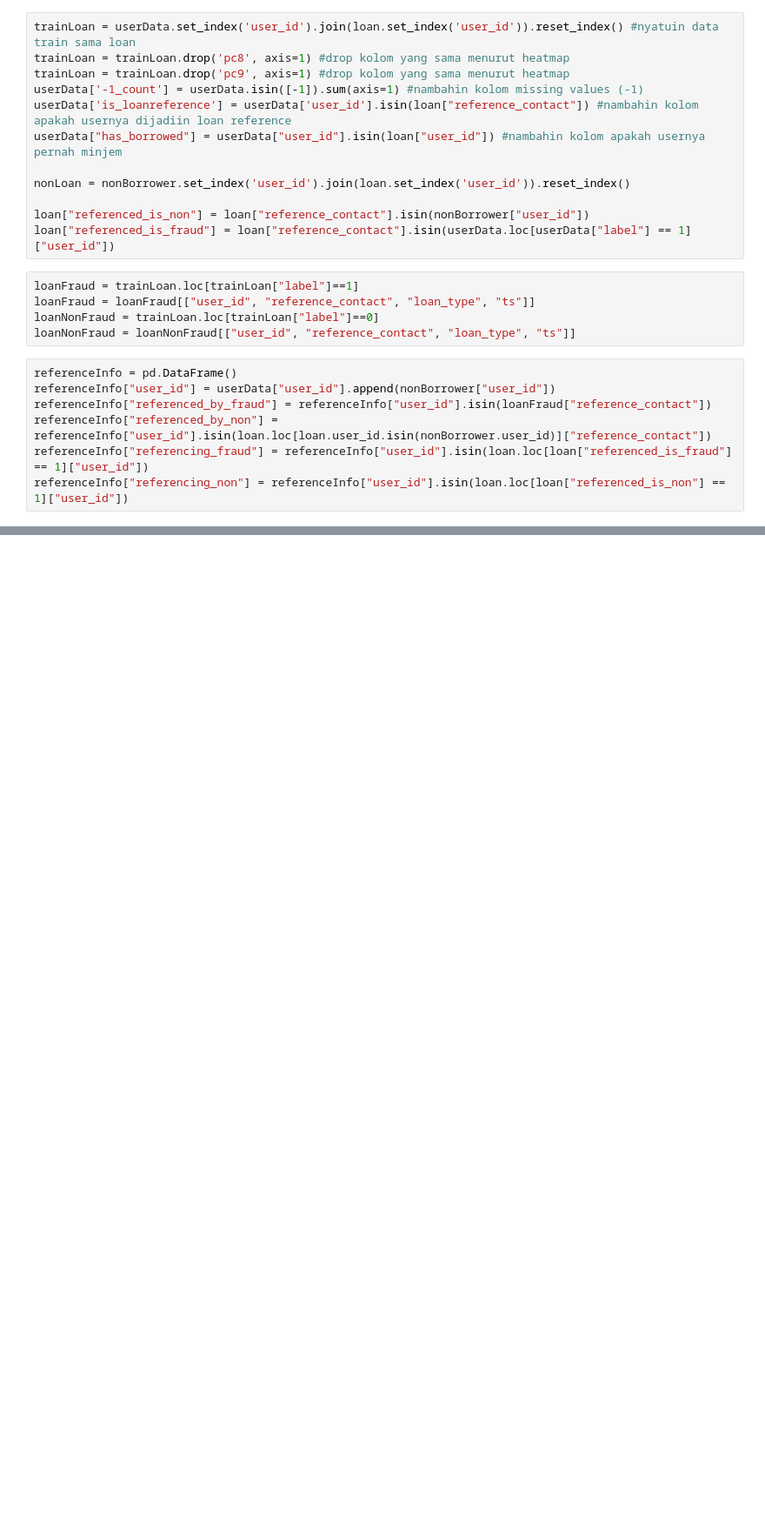
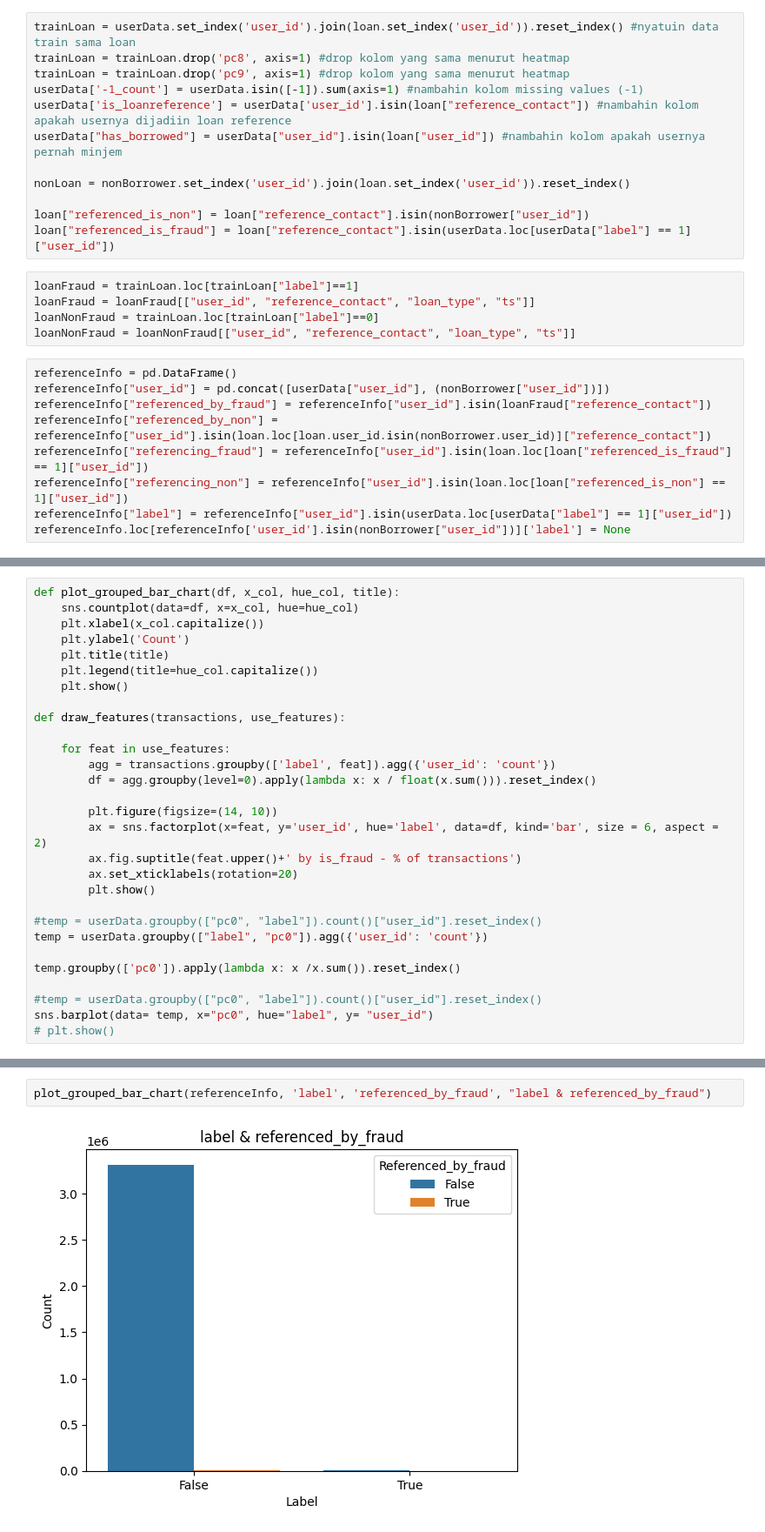
Before and after one commit to adli-arindra/Datathon, a Jupyter notebook: main.ipynb, the cells around one changed output, grey strips where cells are left out. Shown at 87% size. Drawn from its saved outputs; the diff is of its cells as text; blank space fills up the shorter version.

```diff
--- a/main.ipynb
+++ b/main.ipynb
@@ -38,8 +32,10 @@ loanNonFraud = trainLoan.loc[trainLoan["label"]==0]
 loanNonFraud = loanNonFraud[["user_id", "reference_contact", "loan_type", "ts"]]
 # %%
 referenceInfo = pd.DataFrame()
-referenceInfo["user_id"] = userData["user_id"].append(nonBorrower["user_id"])
+referenceInfo["user_id"] = pd.concat([userData["user_id"], (nonBorrower["user_id"])])
 referenceInfo["referenced_by_fraud"] = referenceInfo["user_id"].isin(loanFraud["reference_contact"])
 referenceInfo["referenced_by_non"] = referenceInfo["user_id"].isin(loan.loc[loan.user_id.isin(nonBorrower.user_id)]["reference_contact"])
 referenceInfo["referencing_fraud"] = referenceInfo["user_id"].isin(loan.loc[loan["referenced_is_fraud"] == 1]["user_id"])
 referenceInfo["referencing_non"] = referenceInfo["user_id"].isin(loan.loc[loan["referenced_is_non"] == 1]["user_id"])
+referenceInfo["label"] = referenceInfo["user_id"].isin(userData.loc[userData["label"] == 1]["user_id"])
+referenceInfo.loc[referenceInfo['user_id'].isin(nonBorrower["user_id"])]['label'] = None
@@ -48,0 +65,29 @@ ValueError: Can only compare identically-labeled Series objects
+# %%
+def plot_grouped_bar_chart(df, x_col, hue_col, title):
+    sns.countplot(data=df, x=x_col, hue=hue_col)
+    plt.xlabel(x_col.capitalize())
+    plt.ylabel('Count')
+    plt.title(title)
+    plt.legend(title=hue_col.capitalize())
+    plt.show()
+
+def draw_features(transactions, use_features):
+
+    for feat in use_features:
+        agg = transactions.groupby(['label', feat]).agg({'user_id': 'count'})
+        df = agg.groupby(level=0).apply(lambda x: x / float(x.sum())).reset_index()
+
+        plt.figure(figsize=(14, 10))
+        ax = sns.factorplot(x=feat, y='user_id', hue='label', data=df, kind='bar', size = 6, aspect = 2)
+        ax.fig.suptitle(feat.upper()+' by is_fraud - % of transactions')
+        ax.set_xticklabels(rotation=20)
+        plt.show()
+
+#temp = userData.groupby(["pc0", "label"]).count()["user_id"].reset_index()
+temp = userData.groupby(["label", "pc0"]).agg({'user_id': 'count'})
+
+temp.groupby(['pc0']).apply(lambda x: x /x.sum()).reset_index()
+
+#temp = userData.groupby(["pc0", "label"]).count()["user_id"].reset_index()
+sns.barplot(data= temp, x="pc0", hue="label", y= "user_id")
+# plt.show()
@@ -48,0 +96,4 @@ ValueError: Can only compare identically-labeled Series objects
+# %%
+plot_grouped_bar_chart(referenceInfo, 'label', 'referenced_by_fraud', "label & referenced_by_fraud")
+# %% [output]
+[figure, added]
```
Also changed, not shown: parts of 8 cells of this notebook.
